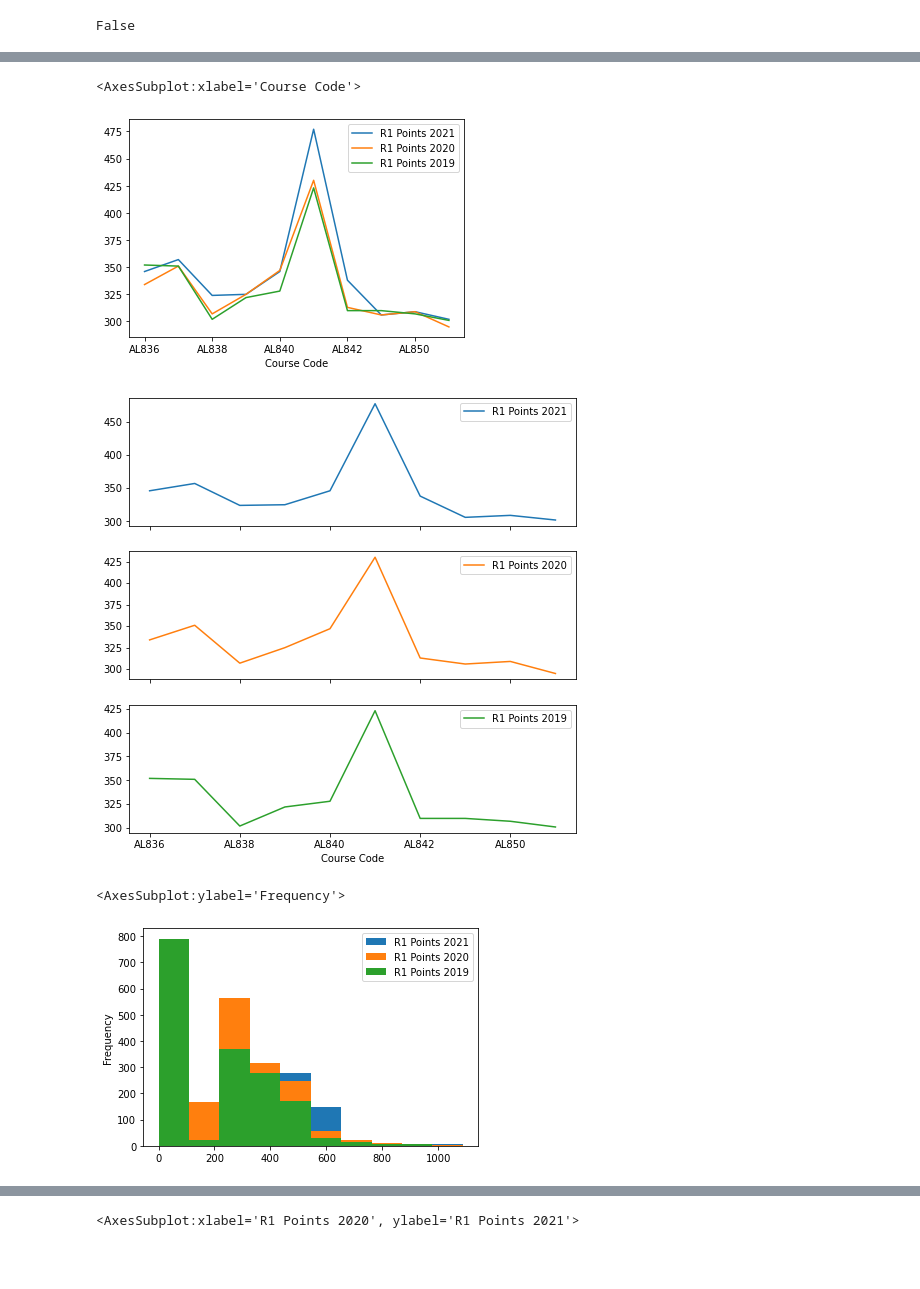
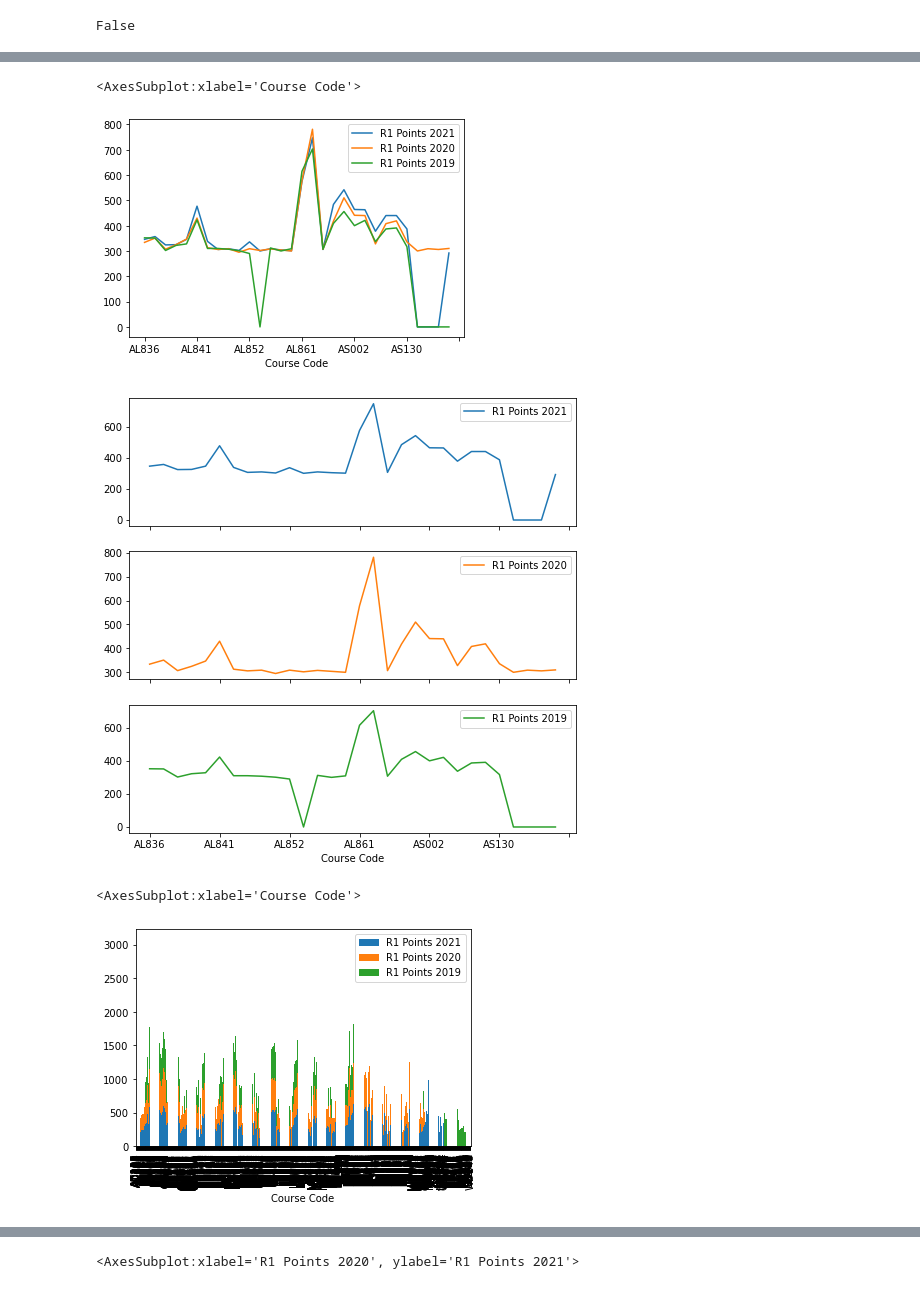
Before and after one commit to Cossie01/Fundamentals-of-Data-Analysis-Assessment, a Jupyter notebook: cao.ipynb, the cells around one changed output, grey strips where cells are left out. Saved outputs shown, nothing was run; the diff lists cells and outputs as text; code cells hidden in the pictures; blank space fills up the shorter version.

Commit message:
Looking at which graphs to use

```diff
--- a/cao.ipynb
+++ b/cao.ipynb
@@ -1000,15 +1004,15 @@ allcourses[54:64] #spot check
 | AL851 | Business and Law | 302 | 295 | 301 | 0 | 0 |
 # %%
-allcourses[54:64].plot() #line chart of the small set above
+allcourses[54:84].plot() #line chart of the small set above
 # %% [output]
 <AxesSubplot:xlabel='Course Code'>
-[figure, old version]
+[figure, new version]
 # %%
-allcourses[54:64].plot(subplots=True, figsize=(8, 8)); #subplots of the small data set
+allcourses[54:84].plot(subplots=True, figsize=(8, 8)); #subplots of the small data set
 # %% [output]
-[figure, old version]
+[figure, new version]
 # %%
-allcourses.plot.hist() #comparing all the columns
+allcourses.plot.bar(stacked=True) #comparing all the columns #df2.plot.bar(stacked=True);
 # %% [output]
-<AxesSubplot:ylabel='Frequency'>
+<AxesSubplot:xlabel='Course Code'>
-[figure, old version]
+[figure, new version]
```
Also changed, not shown: parts of 14 cells of this notebook, 13 other files.
